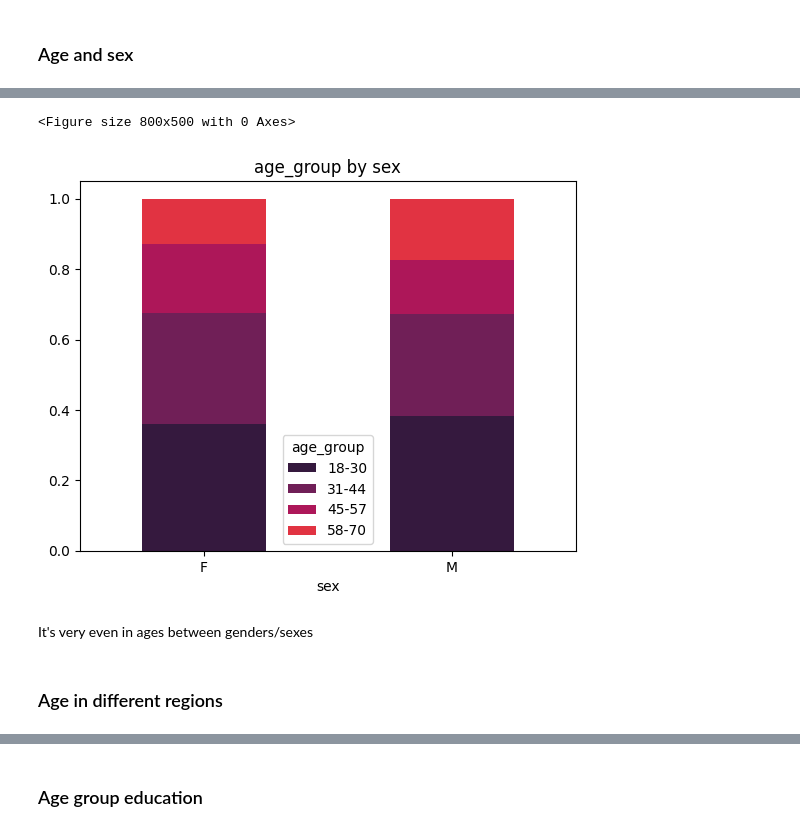
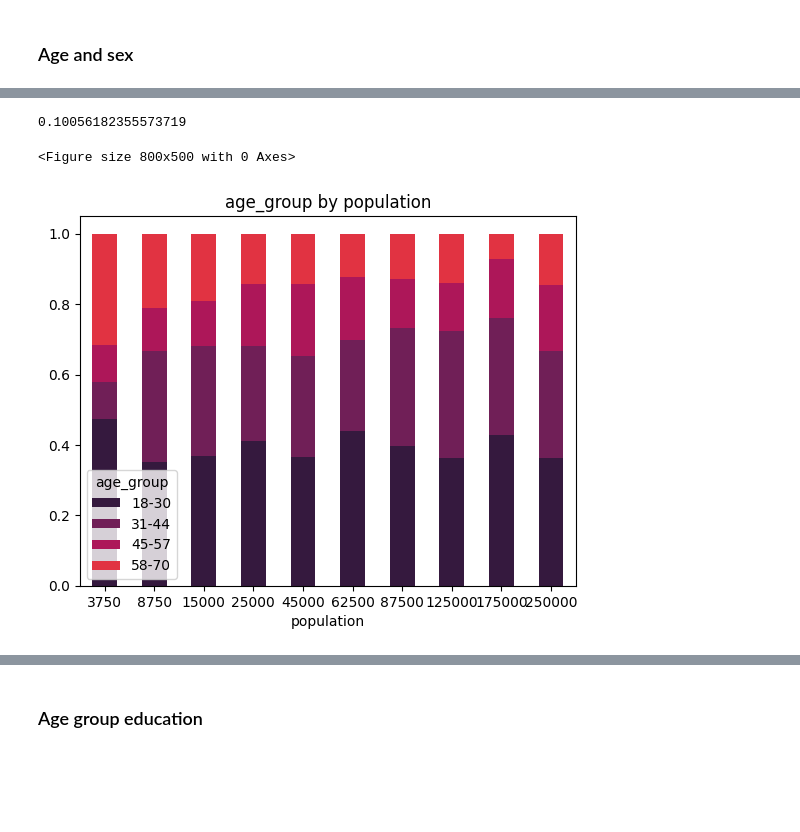
Before and after one commit to KasperLindm/Chile, a Jupyter notebook: chile_notebook.ipynb, the cells around one changed output, grey strips where cells are left out. Saved outputs shown, nothing was run; the diff lists cells and outputs as text; code cells hidden in the pictures; blank space fills up the shorter version.

```diff
--- a/chile_notebook.ipynb
+++ b/chile_notebook.ipynb
@@ -62,0 +89,3 @@ df.head()
+# %%
+df = df.dropna()
+df.isna().sum()
@@ -102,0 +144,9 @@ df.describe()
+# %%
+
+def plot_crosstab(col1, col2):
+    fig = plt.figure(figsize=(8,5))
+    cross_tab_prop = pd.crosstab(index=col1, columns=col2, normalize="index")
+    cross_tab_prop.plot(kind='bar', stacked=True)
+    plt.title(f'{col2.name} by {col1.name}')
+    plt.xticks(rotation=0)
+    plt.show()
@@ -414,9 +617,11 @@ def plot_voting_dist(col1, col2):
+# %%
+xt = pd.crosstab(df.region, df.age_group)
+p = stats.chi2_contingency(xt).pvalue
+p
+# %% [output]
+0.10056182355573719
 # %%
-plot_voting_dist(df.sex, df.age_group)
+plot_crosstab(df.population, df.age_group)
 # %% [output]
 <Figure size 800x500 with 0 Axes>
-[figure, old version]
+[figure, new version]
-# %% [markdown]
-It's very even in ages between genders/sexes
-# %% [markdown]
-### Age in different regions
```
Also changed, not shown: parts of 115 cells of this notebook.
